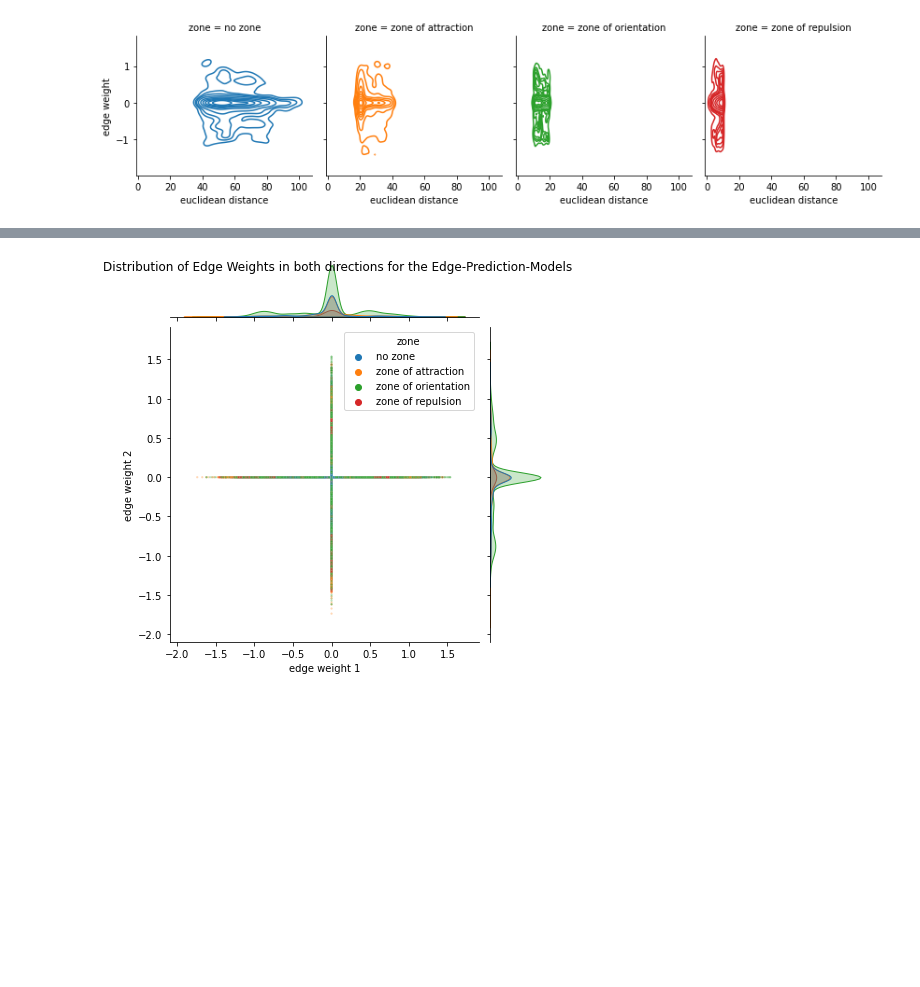
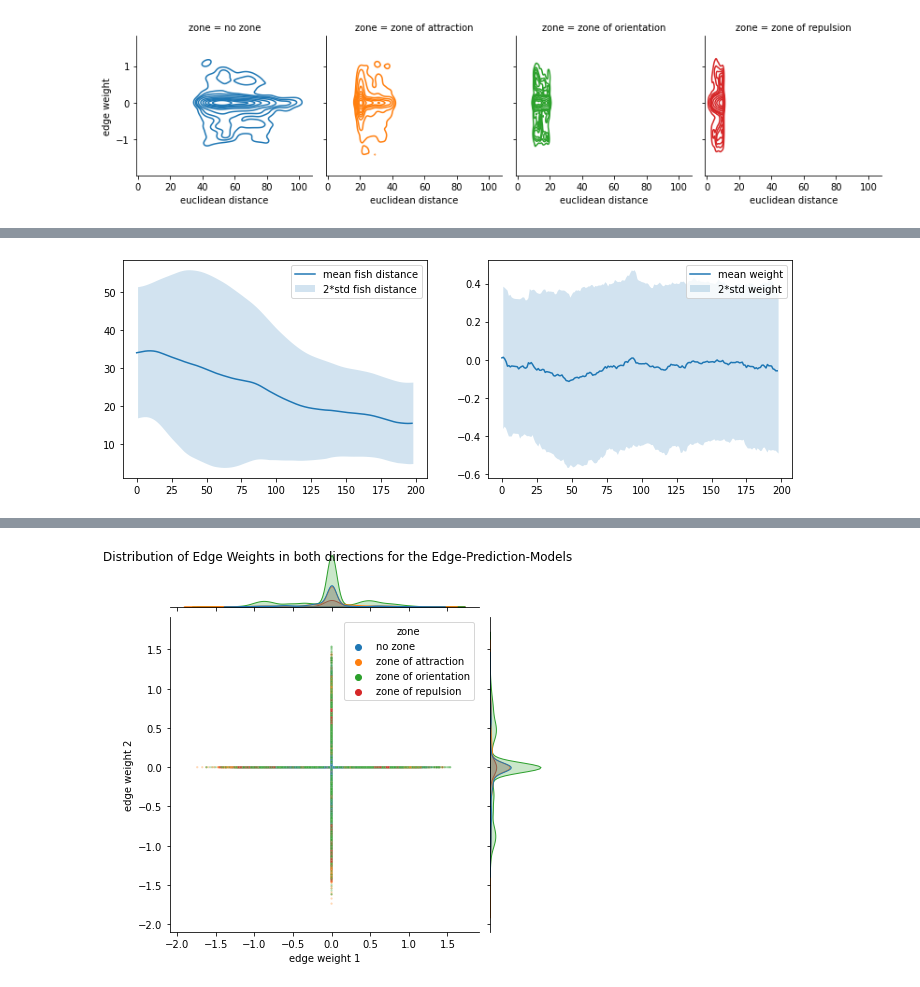
Before and after one commit to pwl482/GNN_fish_models, a Jupyter notebook: SwarmNet_eval_less_connections.ipynb, the cells around one changed output, grey strips where cells are left out. Drawn from its saved outputs; the diff is of its cells as text; code cells hidden in the pictures; blank space fills up the shorter version.

```diff
--- a/SwarmNet_eval_less_connections.ipynb
+++ b/SwarmNet_eval_less_connections.ipynb
@@ -365,0 +384,16 @@ plt.show()
+# %%
+fig, axs = plt.subplots(1,2, figsize=(12,4))
+a = np.mean(euclidean_points.reshape((-1,198)), axis=0)
+b = np.std(euclidean_points.reshape((-1,198)), axis=-0)
+c = timesteps.reshape((-1,198))
+axs[0].plot(a, label=f"mean fish distance")
+axs[0].fill_between(c[0], a - b, a + b, alpha=0.2, label=f"2*std fish distance")
+a = np.mean(edge_w_points.reshape((-1,198)), axis=0)
+b = np.std(edge_w_points.reshape((-1,198)), axis=0)
+axs[1].plot(a, label=f"mean weight")
+axs[1].fill_between(c[0], a - b, a + b, alpha=0.2, label=f"2*std weight")
+axs[0].legend()
+axs[1].legend()
+plt.show()
+# %% [output]
+[figure, added]
```
Also changed, not shown: parts of 44 cells of this notebook, 1 other file.
